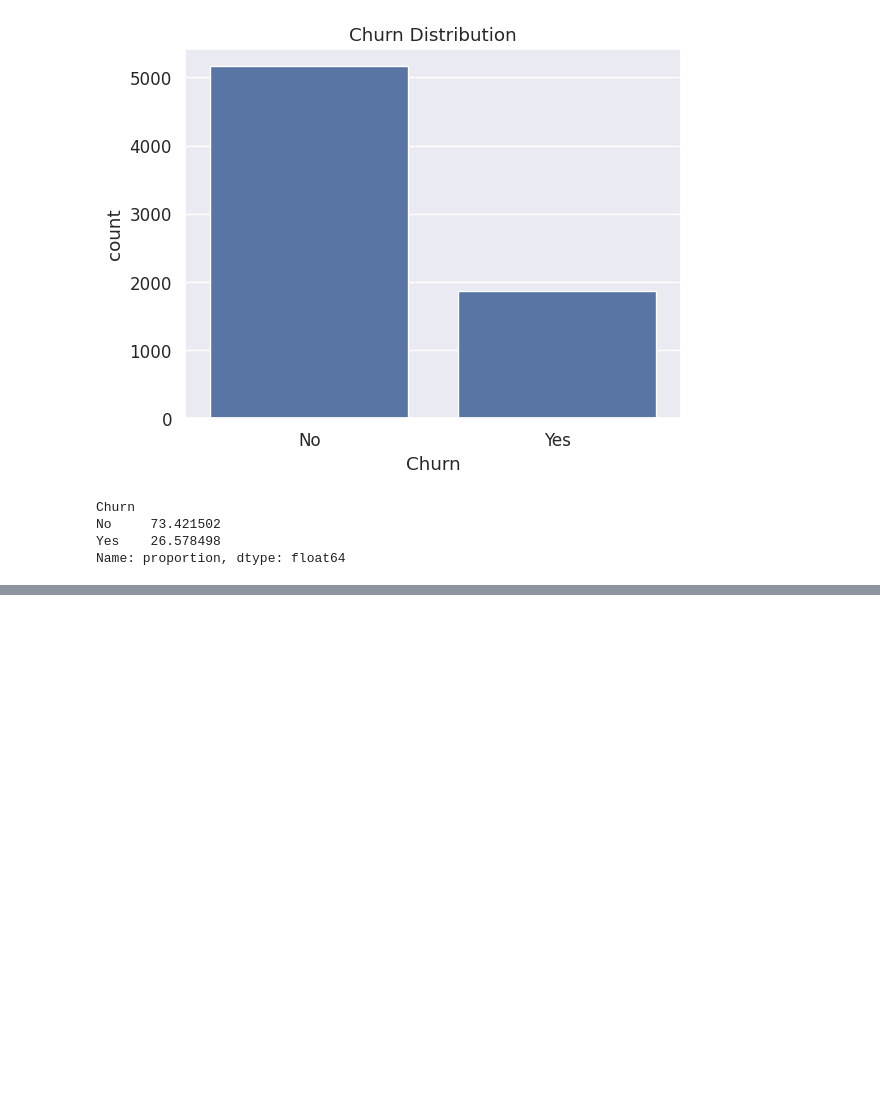
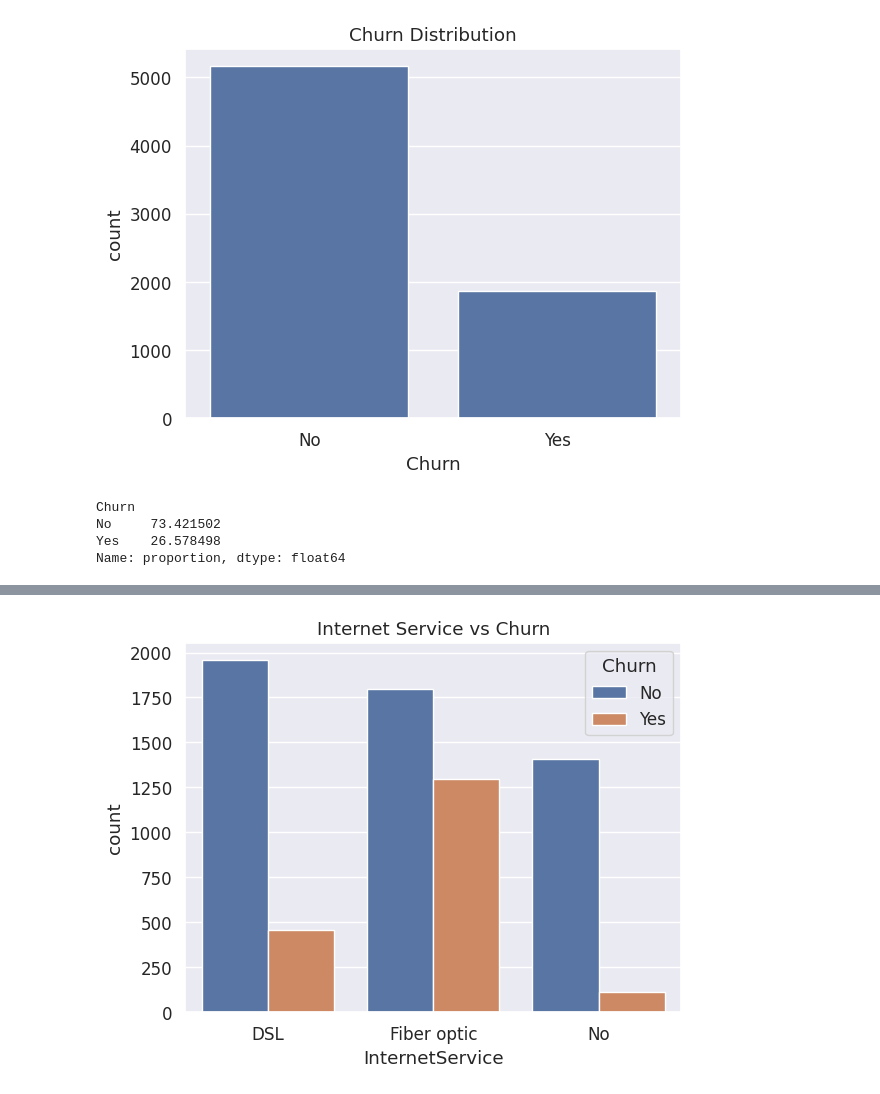
Before and after one commit to hamdhi-muhammad-24/ML_Cw, a Jupyter notebook: ML_Cw.ipynb, the cells around one changed output, grey strips where cells are left out. Drawn from its saved outputs; the diff is of its cells as text; code cells hidden in the pictures; blank space fills up the shorter version.

```diff
--- a/ML_Cw.ipynb
+++ b/ML_Cw.ipynb
@@ -119,0 +135,7 @@ Name: proportion, dtype: float64
+# %%
+# Internet Service vs Churn
+sns.countplot(data=df, x="InternetService", hue="Churn")
+plt.title("Internet Service vs Churn")
+plt.show()
+# %% [output]
+[figure, added]
```
Also changed, not shown: parts of 3 cells of this notebook.
